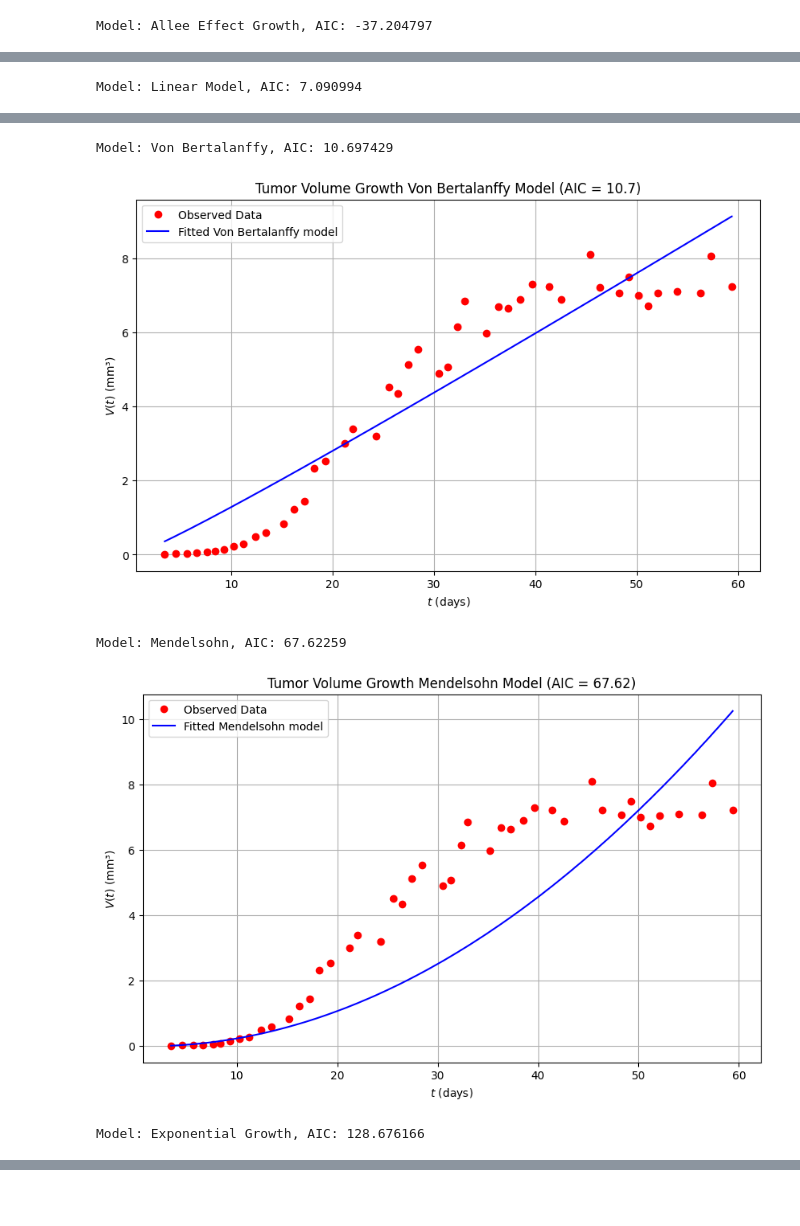
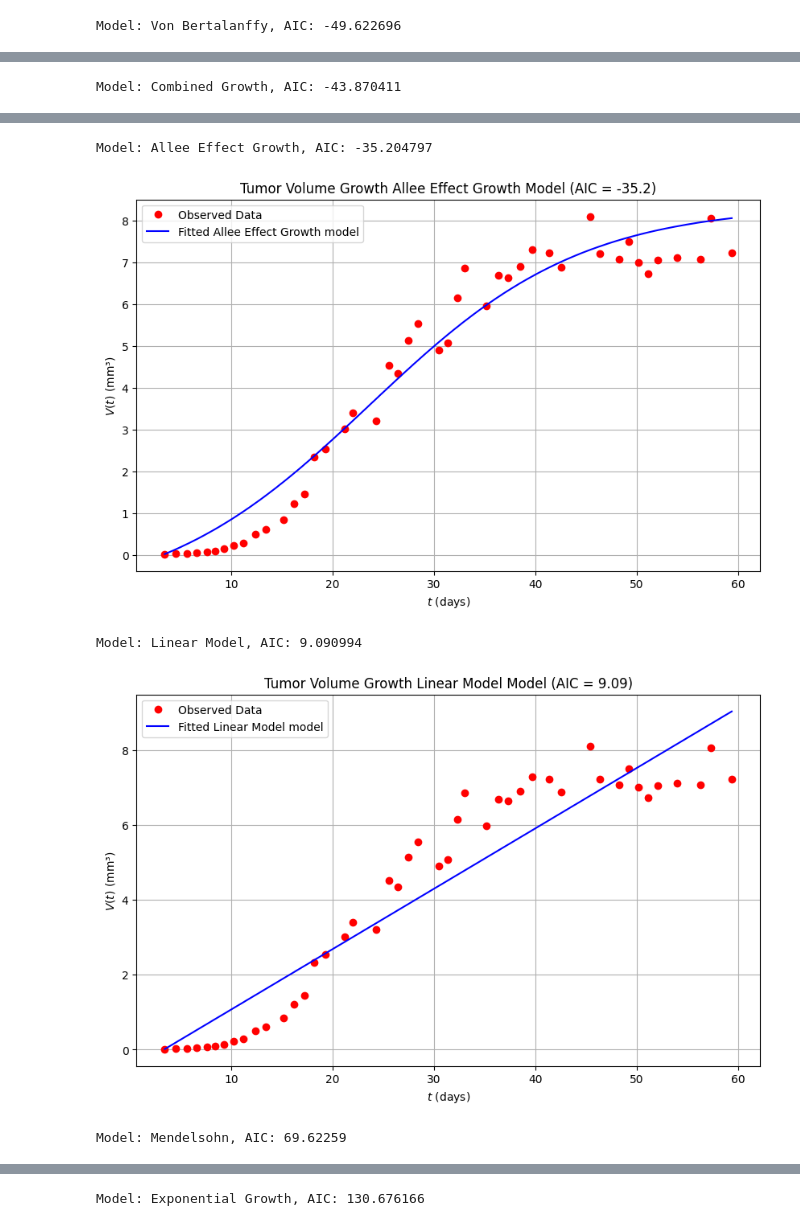
Before and after one commit to BramHanze/Modelering, a Jupyter notebook: runner.ipynb, the cells around one changed output, grey strips where cells are left out. Cells and saved outputs as stored; diff of their text form; code cells hidden in the pictures; blank space fills up the shorter version.

Commit message:
Added combined_growth model

```diff
--- a/runner.ipynb
+++ b/runner.ipynb
@@ -19,12 +19,13 @@ def load_data_from_csv(filename):
 filename = input("Enter the CSV file name (e.g., 'data.csv'): ")
 ts, Vs = load_data_from_csv(filename)
 # %%
-gompertz_mse, gompertz_ts, gompertz_Vs = diff.gompertz(ts, Vs)
-mendelsohn_mse, mendelsohn_ts, mendelsohn_Vs = diff.mendelsohn(ts, Vs)
+gompertz_mse, gompertz_params, gompertz_ts, gompertz_Vs = diff.gompertz(ts, Vs)
+mendelsohn_mse, mendelsohn_params, mendelsohn_ts, mendelsohn_Vs = diff.mendelsohn(ts, Vs)
 vb_mse, vb_ts, vb_Vs = diff.von_bertalanffy(ts, Vs)
 linear_mse, linear_ts, linear_Vs = diff.linear_growth(ts, Vs)
-exponential_mse, exponential_ts, exponential_Vs = diff.exponential_growth(ts, Vs)
-allee_effect_mse, allee_effect_ts, allee_effect_Vs = diff.allee_effect(ts, Vs)
+exponential_mse, exponential_params, exponential_ts, exponential_Vs = diff.exponential_growth(ts, Vs)
+allee_effect_mse, allee_effect_params, allee_effect_ts, allee_effect_Vs = diff.allee_effect(ts, Vs)
+combined_mse, combined_params, combined_ts, combined_Vs = diff.combined_growth(ts, Vs)
 
 # Prepare the models for comparison
 models = [
@@ -33,7 +34,8 @@ models = [
     {'name': 'Von Bertalanffy', 'x': vb_ts, 'y': vb_Vs, 'mse': vb_mse},
     {'name': 'Linear Model', 'x': linear_ts, 'y': linear_Vs, 'mse': linear_mse},
     {'name': 'Exponential Growth', 'x': exponential_ts, 'y': exponential_Vs, 'mse': exponential_mse},
-    {'name': 'Allee Effect Growth', 'x': allee_effect_ts, 'y': allee_effect_Vs, 'mse': allee_effect_mse}
+    {'name': 'Allee Effect Growth', 'x': allee_effect_ts, 'y': allee_effect_Vs, 'mse': allee_effect_mse},
+    {'name': 'Combined Growth', 'x': combined_ts, 'y': combined_Vs, 'mse': combined_mse},
 ]
 
 n = len(ts)
@@ -54,2 +56,2 @@ Model: Gompertz, AIC: -73.046924
 [figure]
-Model: Allee Effect Growth, AIC: -37.204797
+Model: Von Bertalanffy, AIC: -49.622696
@@ -57 +59 @@ Model: Allee Effect Growth, AIC: -37.204797
-Model: Linear Model, AIC: 7.090994
+Model: Combined Growth, AIC: -43.870411
@@ -59,5 +61,5 @@ Model: Linear Model, AIC: 7.090994
-Model: Von Bertalanffy, AIC: 10.697429
+Model: Allee Effect Growth, AIC: -35.204797
-[figure, old version]
+[figure, new version]
-Model: Mendelsohn, AIC: 67.62259
+Model: Linear Model, AIC: 9.090994
-[figure, old version]
+[figure, new version]
-Model: Exponential Growth, AIC: 128.676166
+Model: Mendelsohn, AIC: 69.62259
@@ -64,0 +67 @@ Model: Exponential Growth, AIC: 128.676166
+Model: Exponential Growth, AIC: 130.676166
```
Also changed, not shown: parts of 2 cells of this notebook, 1 other file.
